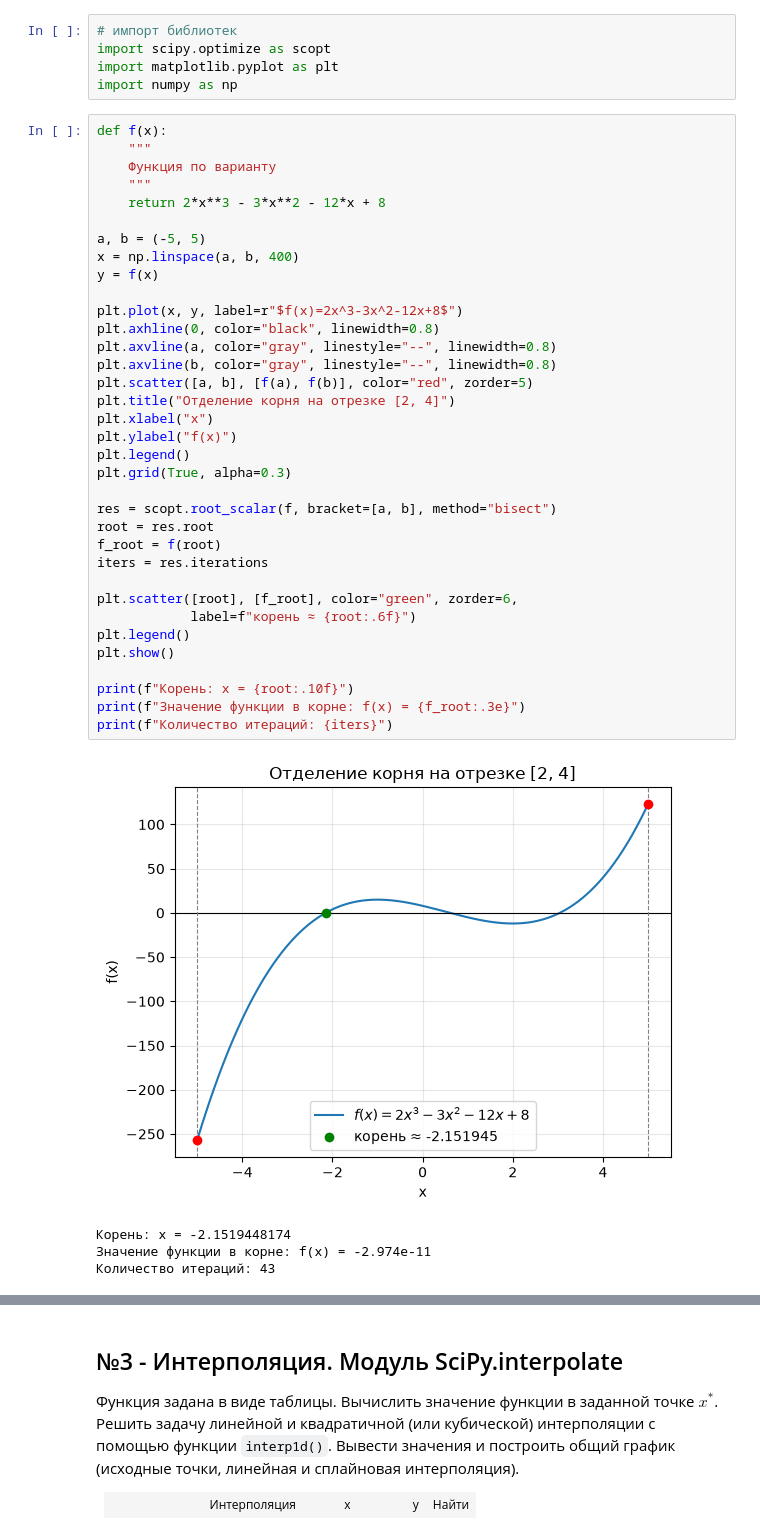
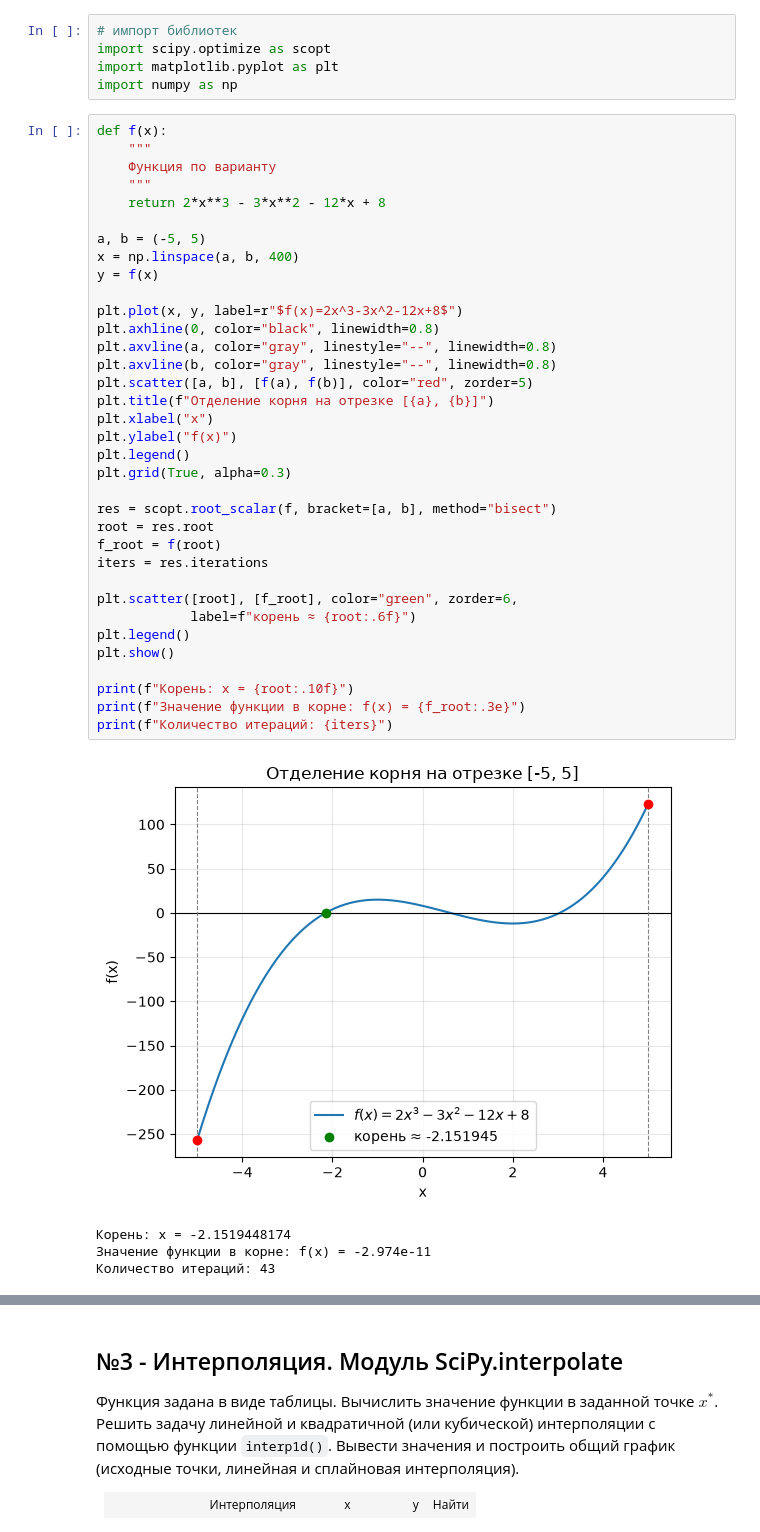
Before and after one commit to theyodel/SevSU, a Jupyter notebook: 2_Course/3_Term/Python_Programming/lab_03/ЛР10_Заварзин_ИИ-б-25-6-о.ipynb, the cells around one changed output, grey strips where cells are left out. Cells and saved outputs as stored; diff of their text form.

```diff
--- a/2_Course/3_Term/Python_Programming/lab_03/ЛР10_Заварзин_ИИ-б-25-6-о.ipynb
+++ b/2_Course/3_Term/Python_Programming/lab_03/ЛР10_Заварзин_ИИ-б-25-6-о.ipynb
@@ -25,35 +25,35 @@ def f(x):
     return 2*x**3 - 3*x**2 - 12*x + 8
 
 a, b = (-5, 5)
 x = np.linspace(a, b, 400)
 y = f(x)
 
 plt.plot(x, y, label=r"$f(x)=2x^3-3x^2-12x+8$")
 plt.axhline(0, color="black", linewidth=0.8)
 plt.axvline(a, color="gray", linestyle="--", linewidth=0.8)
 plt.axvline(b, color="gray", linestyle="--", linewidth=0.8)
 plt.scatter([a, b], [f(a), f(b)], color="red", zorder=5)
-plt.title("Отделение корня на отрезке [2, 4]")
+plt.title(f"Отделение корня на отрезке [{a}, {b}]")
 plt.xlabel("x")
 plt.ylabel("f(x)")
 plt.legend()
 plt.grid(True, alpha=0.3)
 
 res = scopt.root_scalar(f, bracket=[a, b], method="bisect")
 root = res.root
 f_root = f(root)
 iters = res.iterations
 
 plt.scatter([root], [f_root], color="green", zorder=6,
             label=f"корень ≈ {root:.6f}")
 plt.legend()
 plt.show()
 
 print(f"Корень: x = {root:.10f}")
 print(f"Значение функции в корне: f(x) = {f_root:.3e}")
 print(f"Количество итераций: {iters}")
 # %% [output]
-[figure, old version]
+[figure, new version]
 Корень: x = -2.1519448174
 Значение функции в корне: f(x) = -2.974e-11
 Количество итераций: 43
```
Also changed, not shown: parts of 5 cells of this notebook, 2 other files.
